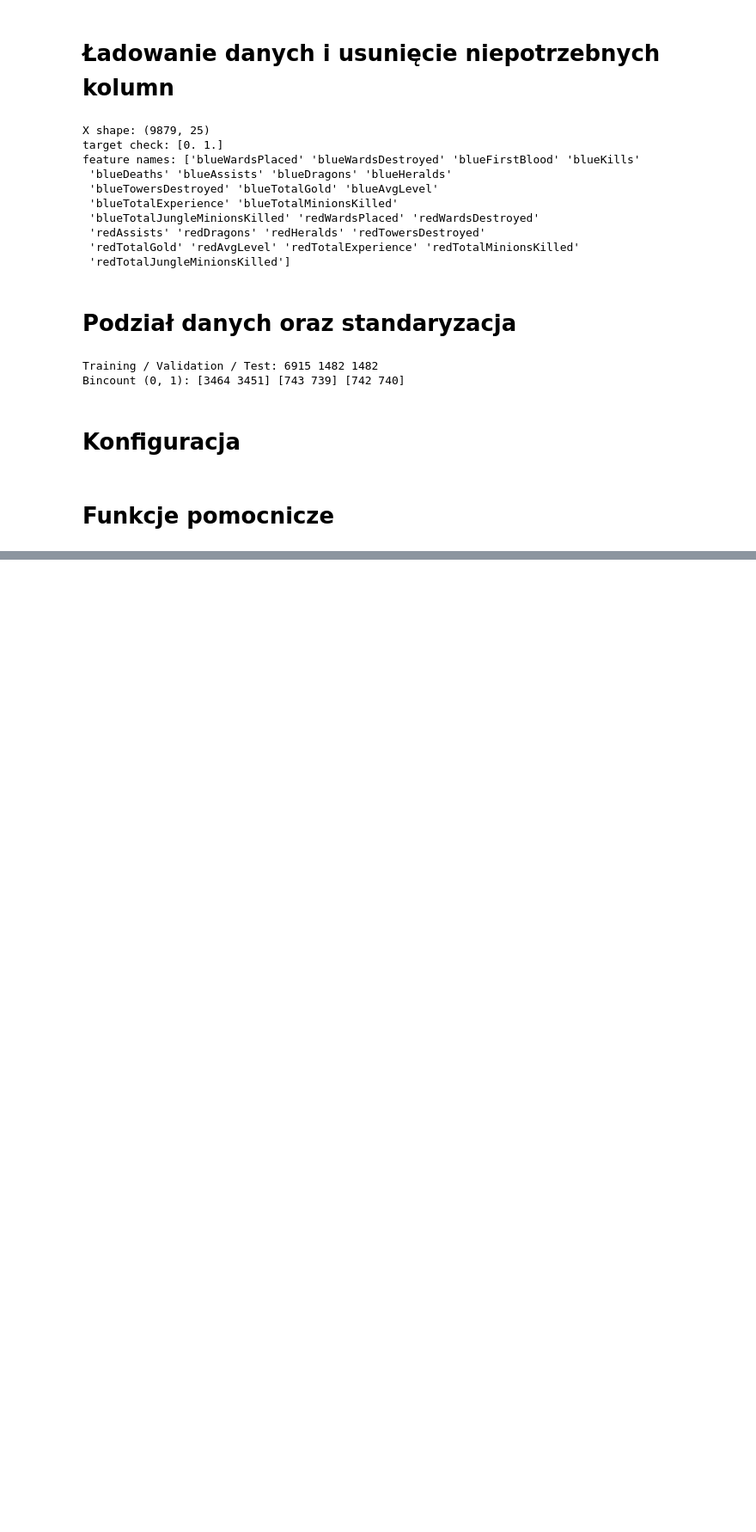
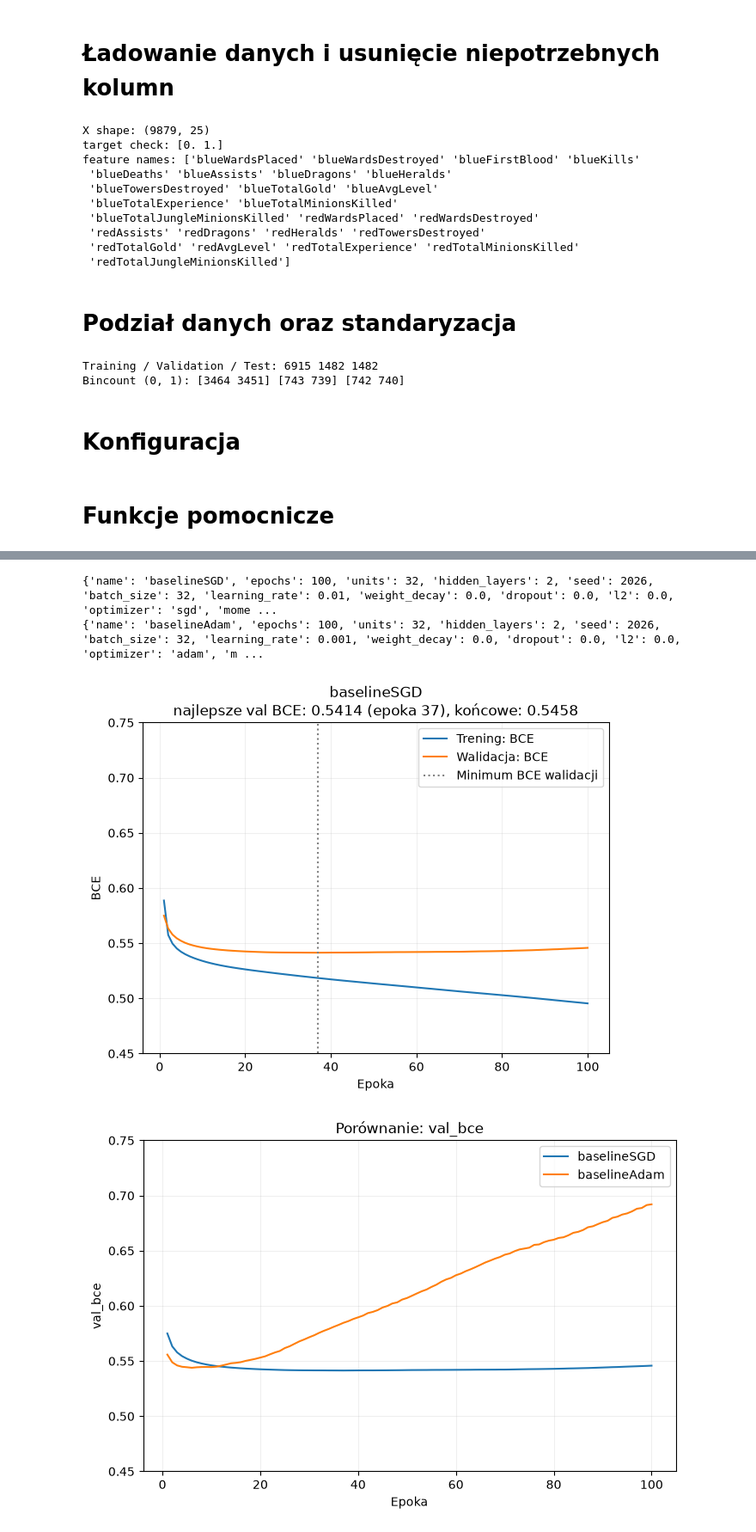
Before and after one commit to juliansuszko/Projekt1---Diagnostyka-procesu-uczenia, a Jupyter notebook: notebooks/diagnostyka_treningu.ipynb, the cells around one changed output, grey strips where cells are left out. Shown at 86% size. Saved outputs shown, nothing was run; the diff lists cells and outputs as text; code cells hidden in the pictures; blank space fills up the shorter version.

Commit message:
Finish basic infrastructure (run experiment, plotting results and comparing them

```diff
--- a/notebooks/diagnostyka_treningu.ipynb
+++ b/notebooks/diagnostyka_treningu.ipynb
@@ -101,23 +109,23 @@ Bincount (0, 1): [3464 3451] [743 739] [742 740]
 # %% [markdown]
 # Konfiguracja
 # %%
-from dataclasses import dataclass, asdict, replace
+from dataclasses import dataclass
 
 @dataclass
 class ExperimentConfig:
     name: str
     epochs: int = 100
     units: int = 32
-    hidden_layers: int =2
+    hidden_layers: int = 2
     seed: int = 2026
     batch_size: int = 32
 
-    learning_rate: float = 1e-3
+    learning_rate: float = 1e-2
     weight_decay: float = 0.0
 
     dropout: float = 0.0
     l2: float = 0.0
-    optimizer: str = 'adam'
+    optimizer: str = 'sgd'
     momentum: float = 0.0
     clipnorm: float | None = None
 
@@ -125,6 +133,19 @@ class ExperimentConfig:
     reduce_lr: bool = False
     es_patience: int = 10
     lr_patience: int = 5
+
+def summarize_experiment(config, rows, elapsed_time):
+    best_epoch = min(rows, key=lambda row: row["val_bce"])
+
+    return {
+        **asdict(config),
+        "best_epoch": best_epoch["epoch"],
+        "best_val_bce": best_epoch["val_bce"],
+        "best_val_accuracy": best_epoch.get("val_accuracy"),
+        "elapsed_time_sec": elapsed_time,
+        "epochs_run": len(rows),
+        "last_epoch_val_bce": rows[-1]["val_bce"],
+    }
 # %% [markdown]
 # Funkcje pomocnicze
 # %%
@@ -193,0 +281,14 @@ Epoch 10/10
+# %%
+run_experiment(ExperimentConfig(name="baselineSGD", optimizer="sgd", learning_rate=0.01, momentum=0.0, weight_decay=0.0, hidden_layers=2, units=32, dropout=0.0, l2=0.0, batch_size=32, epochs=100, early_stopping=False, reduce_lr=False), X_train_s=X_train_s, y_train=y_train, X_val_s=X_val_s, y_val=y_val)
+run_experiment(ExperimentConfig(name="baselineAdam", optimizer="adam", learning_rate=0.001, momentum=0, weight_decay=0.0, hidden_layers=2, units=32, dropout=0.0, l2=0.0, batch_size=32, epochs=100, early_stopping=False, reduce_lr=False), X_train_s=X_train_s, y_train=y_train, X_val_s=X_val_s, y_val=y_val)
+print(RESULTS["baselineSGD"]["summary"])
+print(RESULTS["baselineAdam"]["summary"])
+
+plot_history("baselineSGD")
+
+plot_compare(["baselineSGD", "baselineAdam"], metric="val_bce", filename="compare_baseline.png")
+# %% [output]
+{'name': 'baselineSGD', 'epochs': 100, 'units': 32, 'hidden_layers': 2, 'seed': 2026, 'batch_size': 32, 'learning_rate': 0.01, 'weight_decay': 0.0, 'dropout': 0.0, 'l2': 0.0, 'optimizer': 'sgd', 'mome ...
+{'name': 'baselineAdam', 'epochs': 100, 'units': 32, 'hidden_layers': 2, 'seed': 2026, 'batch_size': 32, 'learning_rate': 0.001, 'weight_decay': 0.0, 'dropout': 0.0, 'l2': 0.0, 'optimizer': 'adam', 'm ...
+[figure, added]
+[figure, added]
```
Also changed, not shown: parts of 4 cells of this notebook.
